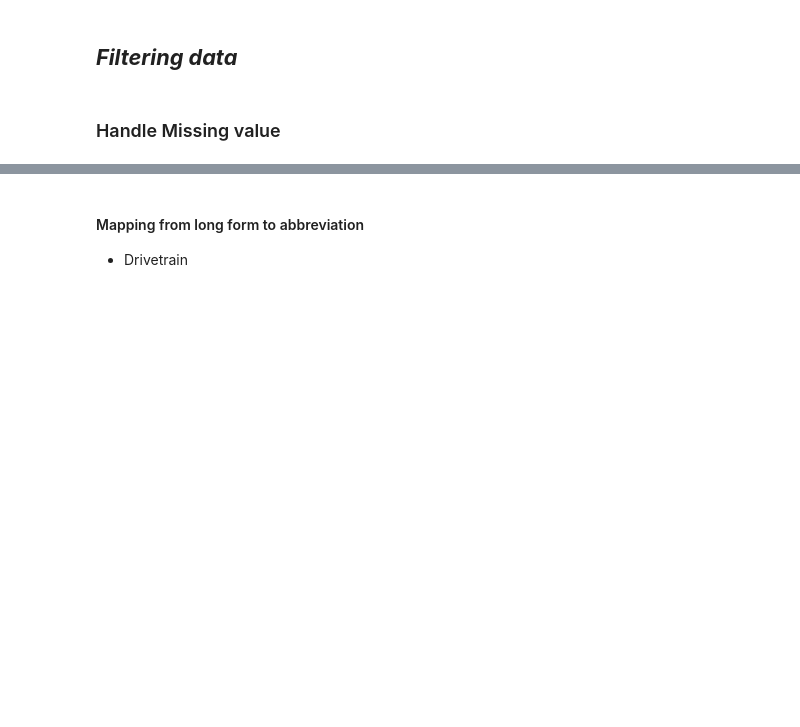
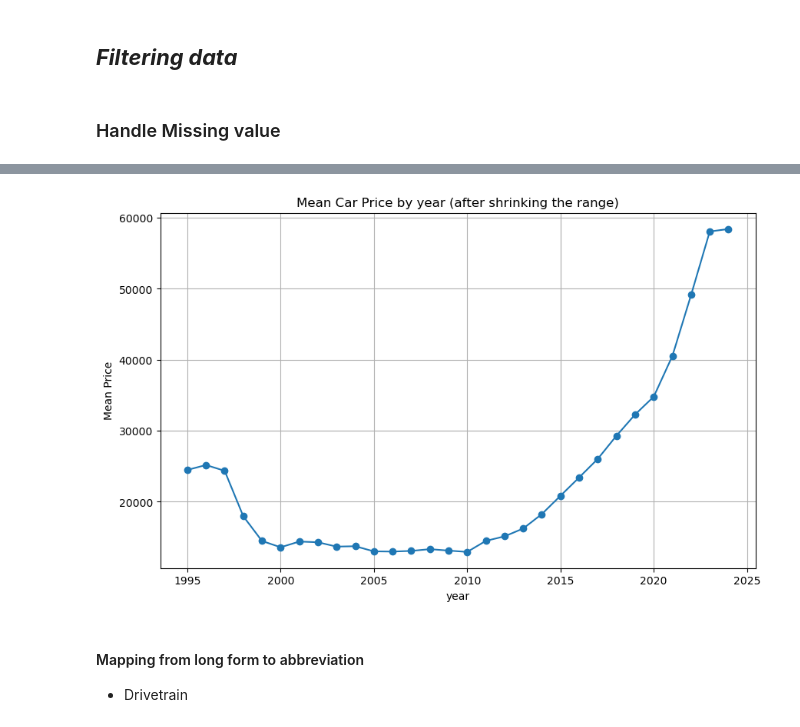
Before and after one commit to syl21b/Car-Price-Prediction, a Jupyter notebook: car-price-prediction.ipynb, the cells around one changed output, grey strips where cells are left out. Cells and saved outputs as stored; diff of their text form; code cells hidden in the pictures; blank space fills up the shorter version.

```diff
--- a/car-price-prediction.ipynb
+++ b/car-price-prediction.ipynb
@@ -216,3 +266,17 @@ Name: Engine Features, Length: 1158, dtype: int64,
+# %%
+
+
+mean_prices_by_year = df.groupby('year')['price'].mean().reset_index()
+
+plt.figure(figsize=(10, 6))
+plt.plot(mean_prices_by_year['year'], mean_prices_by_year['price'], marker='o', linestyle='-')
+plt.title('Mean Car Price by year (after shrinking the range)')
+plt.xlabel('year')
+plt.ylabel('Mean Price')
+plt.grid(True)
+plt.show()
+# %% [output]
+[figure, added]
 # %% [markdown]
 #### Mapping from long form to abbreviation
 * Drivetrain
```
Also changed, not shown: parts of 29 cells of this notebook.
